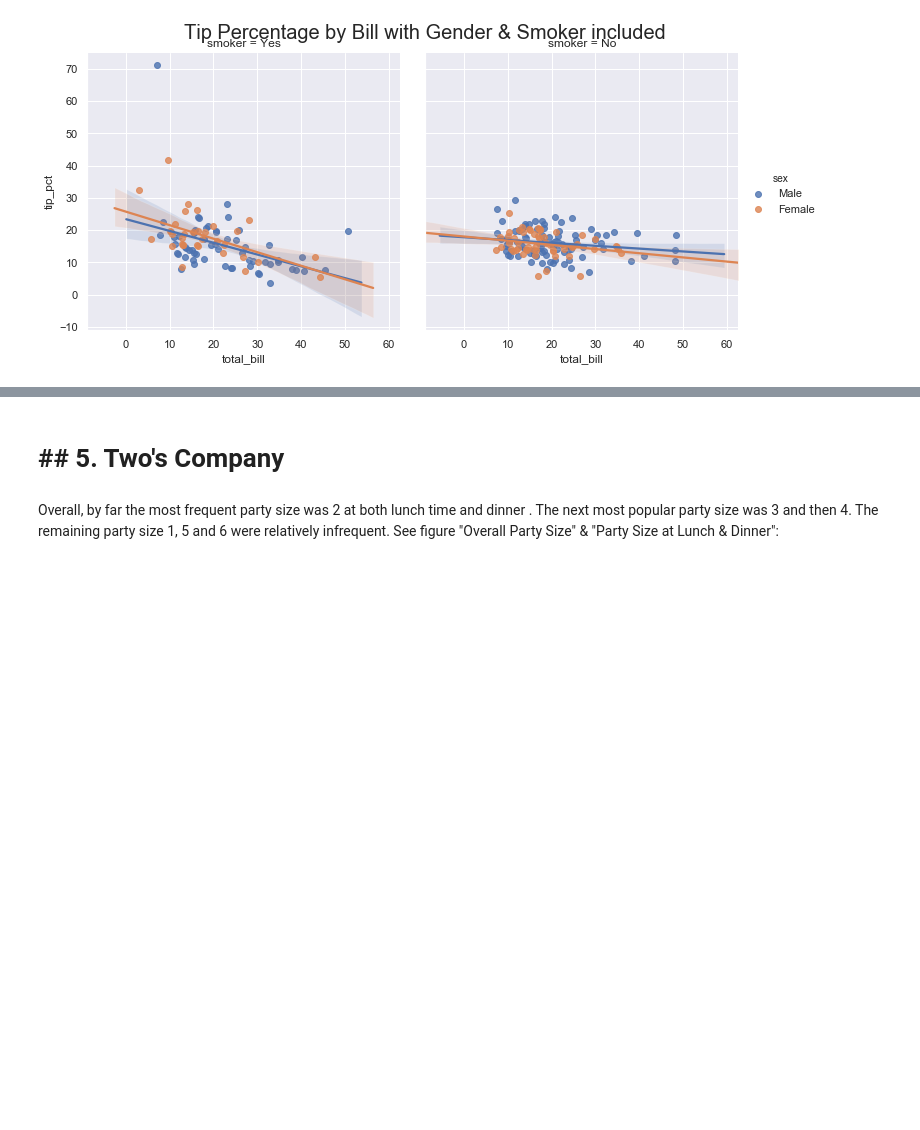
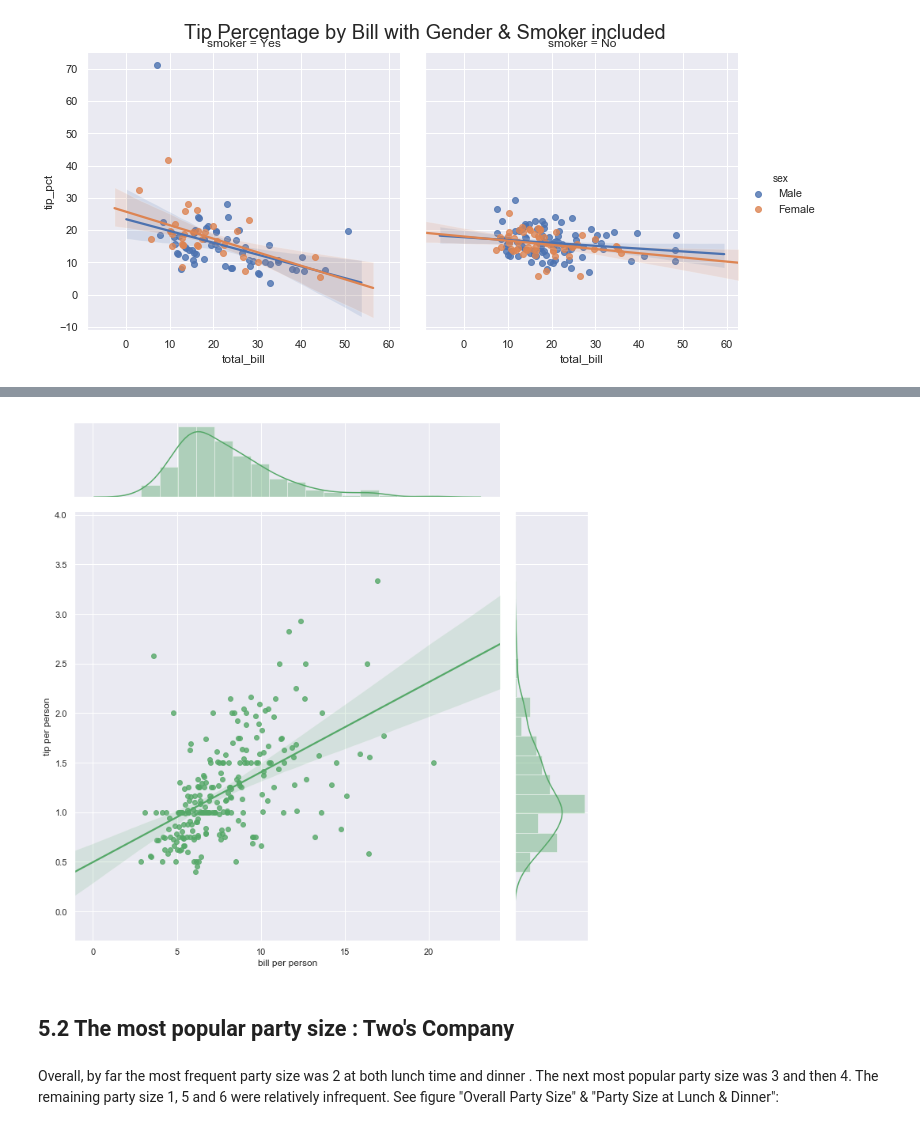
Before and after one commit to fionaoriordan/52446_19_tips, a Jupyter notebook: tips_notebook.ipynb, the cells around one changed output, grey strips where cells are left out. Cells and saved outputs as stored; diff of their text form; code cells hidden in the pictures; blank space fills up the shorter version.

```diff
--- a/tips_notebook.ipynb
+++ b/tips_notebook.ipynb
@@ -548,0 +536,6 @@ plt.show()
+# %%
+#create a column to calcuate tip%
+df['bill_per_cust'] = df['total_bill'] / df['size']
+df['tip_per_cust'] = df['tip'] / df['size']
+# take a peek
+df.head()
@@ -549,5 +553,17 @@ plt.show()
+# %%
+
+#Adapted from :https://seaborn.pydata.org/generated/seaborn.jointplot.html
+ax = sns.jointplot(x = "bill_per_cust",
+                     y= "tip_per_cust",
+                    kind="reg", height=10, color="g",
+                    data = df).set_axis_labels("bill per person", "tip per person")
+ax.fig.suptitle("Bill per Customer & Tip Per Customer", fontsize = 20)
+# %% [output]
+[figure, added]
 # %% [markdown]
-# ## 5. Two's Company
+
+
+## 5.2 The most popular party size : Two's Company
 # %% [markdown]
 
 Overall, by far the most frequent party size was 2 at both lunch time and dinner . The next most popular party size was 3 and then 4. The remaining party size 1, 5 and 6 were relatively infrequent. See figure "Overall Party Size" & "Party Size at Lunch & Dinner":
```
Also changed, not shown: parts of 37 cells of this notebook.
